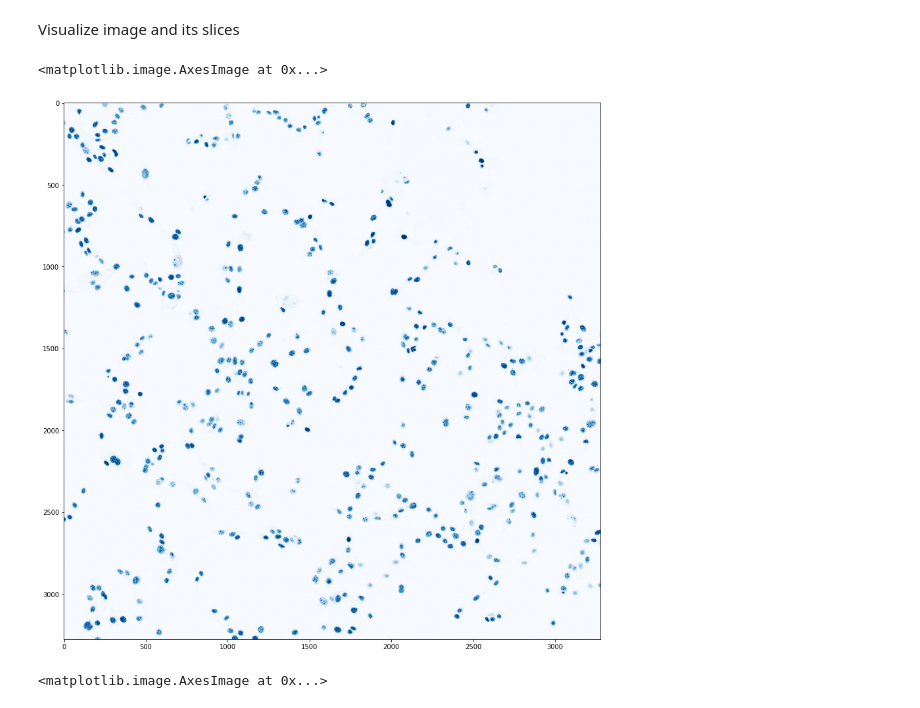
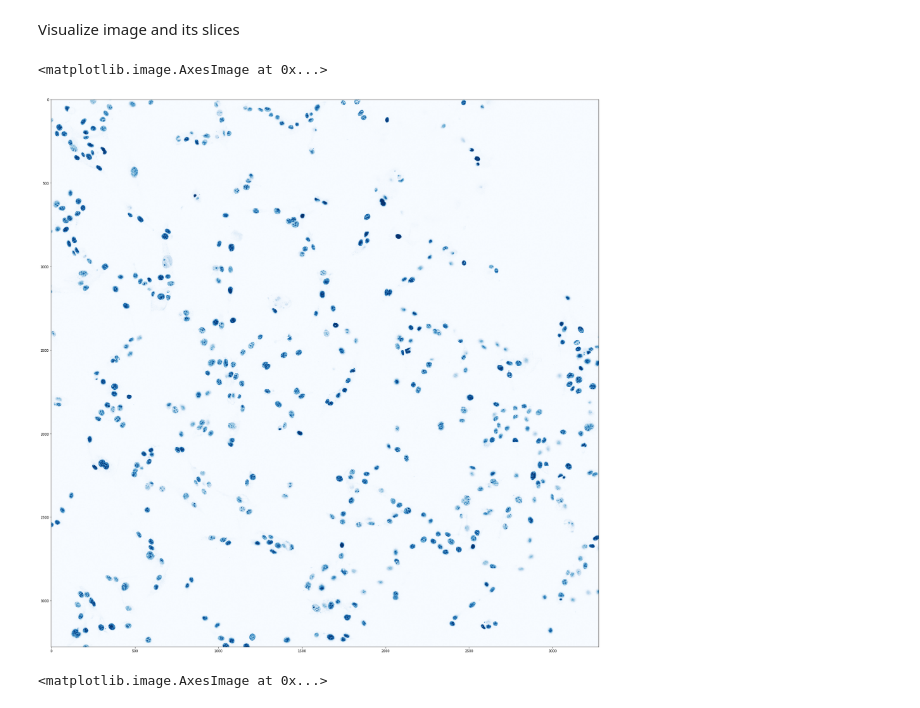
Before and after one commit to avkornaev/Python-for-image-processing-course, a Jupyter notebook: Cells_counter_v3.ipynb, the cells around one changed output. Saved outputs shown, nothing was run; the diff lists cells and outputs as text; code cells hidden in the pictures.

```diff
--- a/Cells_counter_v3.ipynb
+++ b/Cells_counter_v3.ipynb
@@ -46,11 +41,13 @@ import imagecodecs
 # %% [markdown]
 Check the settings.
 # %%
-img_map = 'Blues' # image map. For example, 'gray','hot','jet','Blue' et al. If you want to know more, please type the following code: help(plt.imshow)
+img_size = (30,30)
+img_map = 'Blues' # image map. For example, 'gray','hot','jet','Blues' et al. If you want to know more, please type the following code: help(plt.imshow)
 img_path = '/content/drive/MyDrive/Cells_count/'
 img_title = 'B16_1122_2_2.czi'
 
 kernel = np.ones((3,3),np.uint8)
+numberOfIter = 4 #number of iterations
 pixels2microns = 0.396 #scale factor
 # %% [markdown]
 Download "czi" image and create slices of the image.
@@ -71,9 +68,9 @@ CZI image shape:  (1, 1, 1, 2, 1, 3277, 3277, 1)
 # %% [markdown]
 Visualize image and its slices
 # %%
-plt.figure(figsize=(15,15))
+plt.figure(figsize=img_size)
 plt.imshow(img1,cmap=img_map)
 # %% [output]
 <matplotlib.image.AxesImage at 0x...>
-[figure, old version]
+[figure, new version]
 # %%
```
Also changed, not shown: parts of 11 cells of this notebook.
